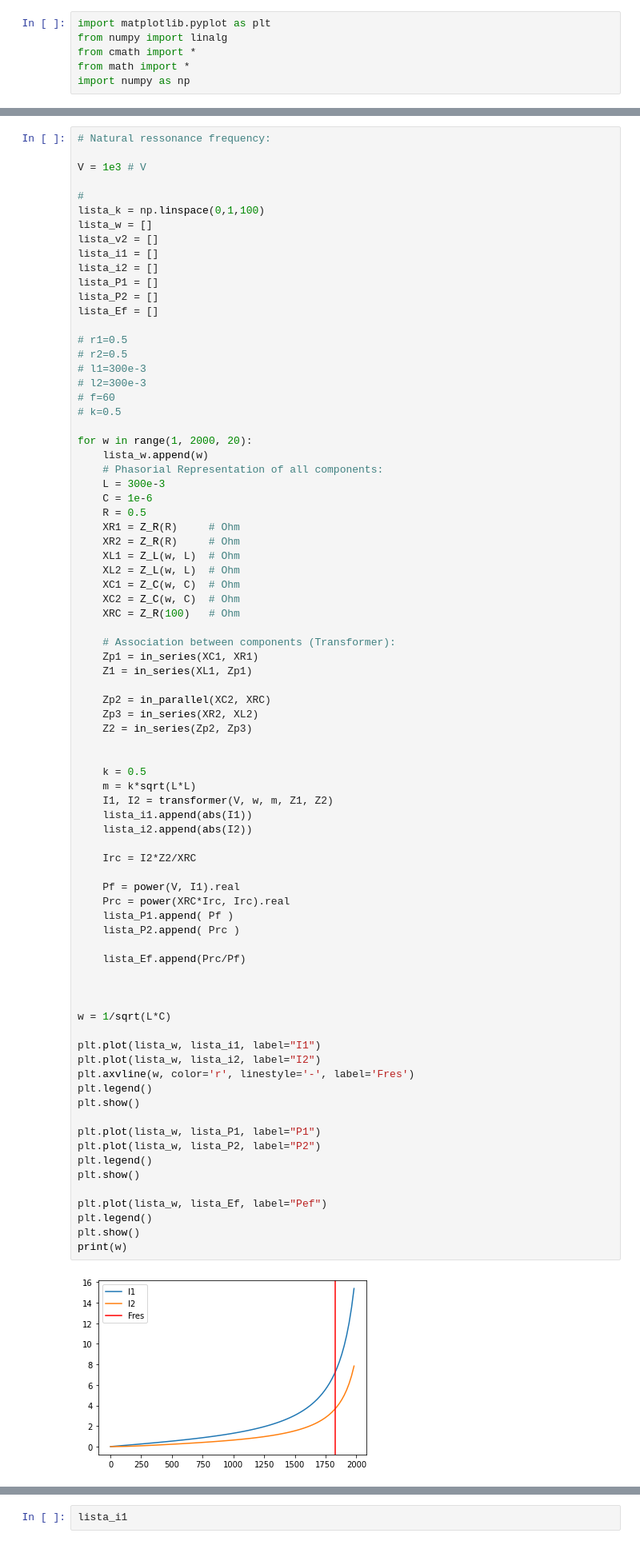
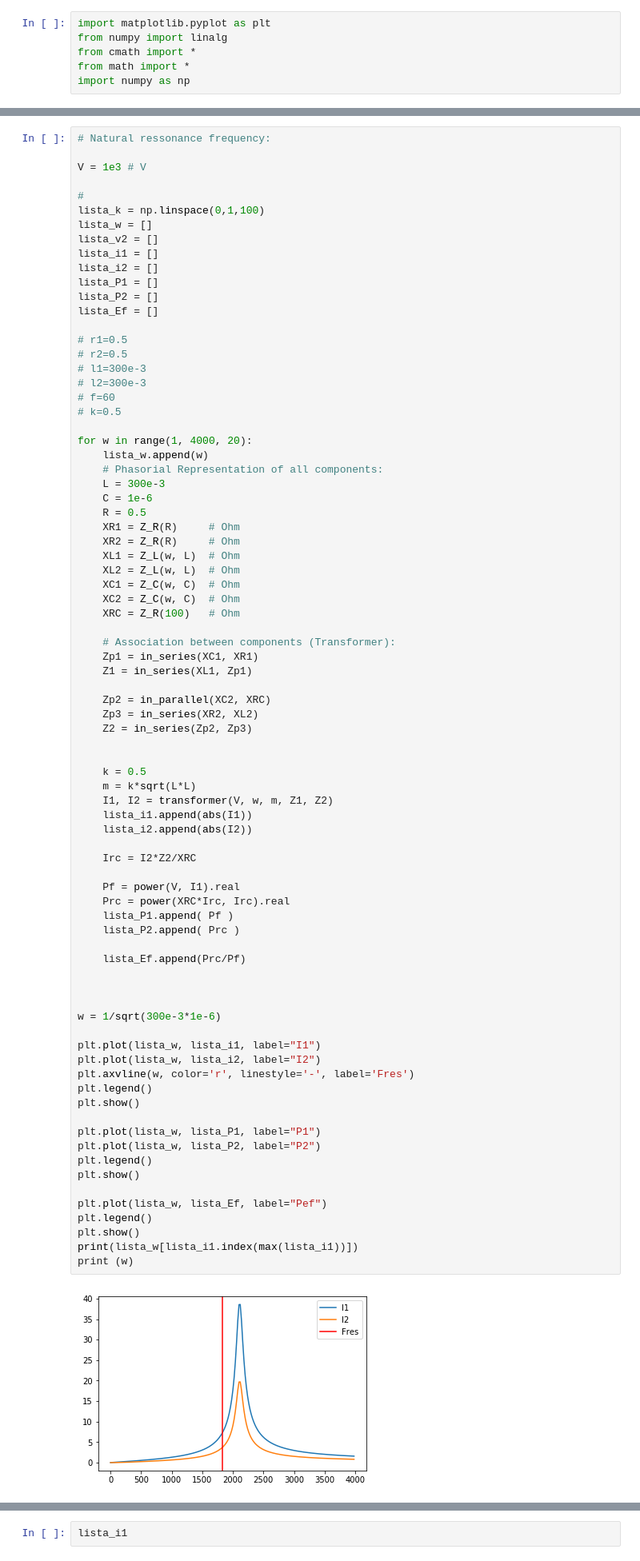
Before and after one commit to DualStream799/Wireless-Power-Transfer-Simulation, a Jupyter notebook: WPT-Simulation.ipynb, the cells around one changed output, grey strips where cells are left out. Shown at 80% size. Saved outputs shown, nothing was run; the diff lists cells and outputs as text.

```diff
--- a/WPT-Simulation.ipynb
+++ b/WPT-Simulation.ipynb
@@ -120,7 +120,7 @@ lista_Ef = []
 # f=60
 # k=0.5
 
-for w in range(1, 2000, 20):
+for w in range(1, 4000, 20):
     lista_w.append(w)
     # Phasorial Representation of all components:
     L = 300e-3
@@ -149,33 +149,34 @@ for w in range(1, 2000, 20):
     lista_i1.append(abs(I1))
     lista_i2.append(abs(I2))
 
     Irc = I2*Z2/XRC
 
     Pf = power(V, I1).real
     Prc = power(XRC*Irc, Irc).real
     lista_P1.append( Pf )
     lista_P2.append( Prc )
 
     lista_Ef.append(Prc/Pf)
 
 
 
-w = 1/sqrt(L*C)
+w = 1/sqrt(300e-3*1e-6)
 
 plt.plot(lista_w, lista_i1, label="I1")
 plt.plot(lista_w, lista_i2, label="I2")
 plt.axvline(w, color='r', linestyle='-', label='Fres')
 plt.legend()
 plt.show()
 
 plt.plot(lista_w, lista_P1, label="P1")
 plt.plot(lista_w, lista_P2, label="P2")
 plt.legend()
 plt.show()
 
 plt.plot(lista_w, lista_Ef, label="Pef")
 plt.legend()
 plt.show()
-print(w)
+print(lista_w[lista_i1.index(max(lista_i1))])
+print (w)
 # %% [output]
-[figure, old version]
+[figure, new version]
```
Also changed, not shown: parts of 1 cell of this notebook.
